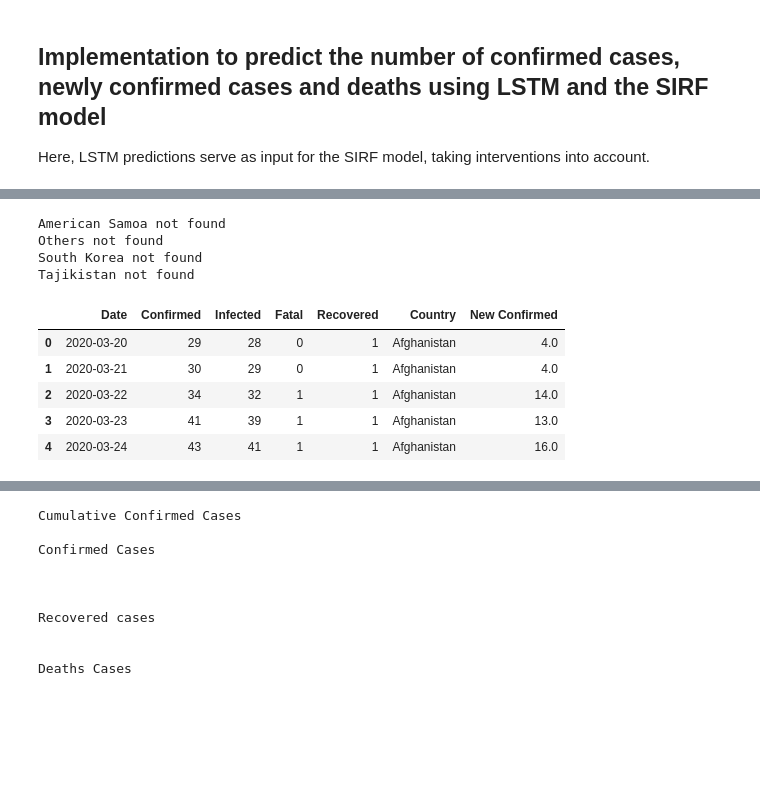
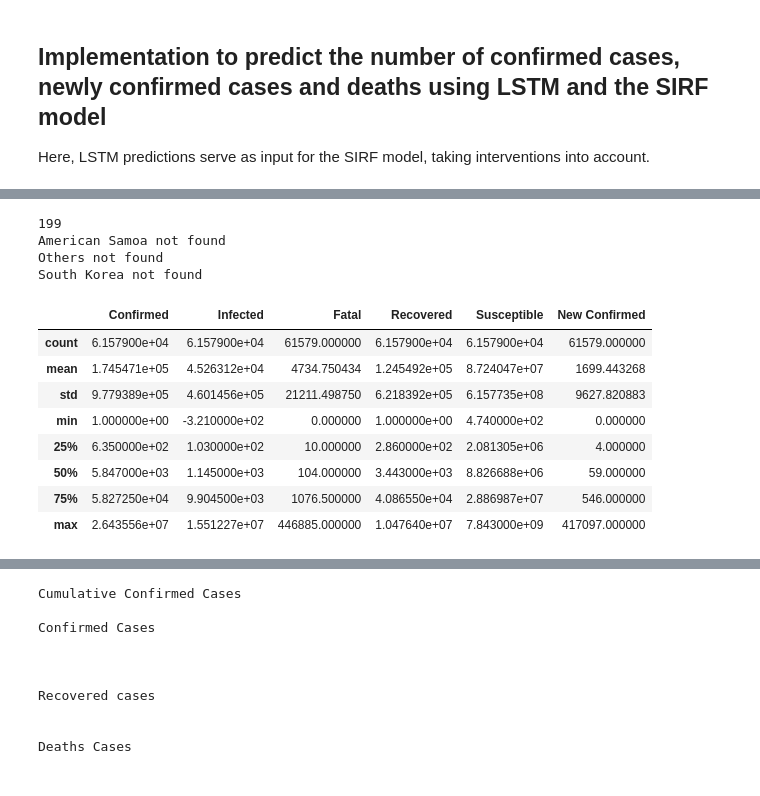
Before and after one commit to rebeccadavidsson/SIR_LSTM, a Jupyter notebook: Comparison/LSTM_to_SIRF.ipynb, the cells around one changed output, grey strips where cells are left out. Saved outputs shown, nothing was run; the diff lists cells and outputs as text; code cells hidden in the pictures; blank space fills up the shorter version.

```diff
--- a/Comparison/LSTM_to_SIRF.ipynb
+++ b/Comparison/LSTM_to_SIRF.ipynb
@@ -48,3 +48,4 @@ import covsirphy as cs
 # Download datasets
 data_loader = cs.DataLoader("input")
 population_data = data_loader.population()
+jhu_data = data_loader.jhu()
@@ -50,0 +76,5 @@ population_data = data_loader.population()
+# %%
+# Insert world population  (7.8 billion)
+country = "Japan"
+pop_df.loc[(pop_df["Country"] == country),'Population']= 7843000000
+pop_df
@@ -51,16 +95,17 @@ population_data = data_loader.population()
 # %%
 train = jhu_data.cleaned()
 countries = train["Country"].unique()
+print(len(countries))
 total_data = []
 days_moving_average = 3
-
+total_data = []
 
 for country in countries:
     try:
         s = cs.Scenario(jhu_data, population_data, country=country)
-        s.complement()
+#         s.complement()
         diff = s.records_diff(variables=["Confirmed"], window=days_moving_average, show_figure=False)
-        d = s.records(show_figure=False)
+        d = s.record_df
 
         # Add country name and number of new confirmed cases
         d["Country"] = country
@@ -70,17 +115,21 @@ for country in countries:
     except:
         print(country + " not found")
 # %% [output]
+199
 American Samoa not found
 Others not found
 South Korea not found
-Tajikistan not found
 # %%
 train_df = pd.concat(total_data)
-train_df.head()
+
+train_df.describe()
 # %% [output]
-|  | Date | Confirmed | Infected | Fatal | Recovered | Country | New Confirmed |
-| 0 | 2020-03-20 | 29 | 28 | 0 | 1 | Afghanistan | 4.0 |
-| 1 | 2020-03-21 | 30 | 29 | 0 | 1 | Afghanistan | 4.0 |
-| 2 | 2020-03-22 | 34 | 32 | 1 | 1 | Afghanistan | 14.0 |
-| 3 | 2020-03-23 | 41 | 39 | 1 | 1 | Afghanistan | 13.0 |
-| 4 | 2020-03-24 | 43 | 41 | 1 | 1 | Afghanistan | 16.0 |
+|  | Confirmed | Infected | Fatal | Recovered | Susceptible | New Confirmed |
+| count | 6.157900e+04 | 6.157900e+04 | 61579.000000 | 6.157900e+04 | 6.157900e+04 | 61579.000000 |
+| mean | 1.745471e+05 | 4.526312e+04 | 4734.750434 | 1.245492e+05 | 8.724047e+07 | 1699.443268 |
+| std | 9.779389e+05 | 4.601456e+05 | 21211.498750 | 6.218392e+05 | 6.157735e+08 | 9627.820883 |
+| min | 1.000000e+00 | -3.210000e+02 | 0.000000 | 1.000000e+00 | 4.740000e+02 | 0.000000 |
+| 25% | 6.350000e+02 | 1.030000e+02 | 10.000000 | 2.860000e+02 | 2.081305e+06 | 4.000000 |
+| 50% | 5.847000e+03 | 1.145000e+03 | 104.000000 | 3.443000e+03 | 8.826688e+06 | 59.000000 |
+| 75% | 5.827250e+04 | 9.904500e+03 | 1076.500000 | 4.086550e+04 | 2.886987e+07 | 546.000000 |
+| max | 2.643556e+07 | 1.551227e+07 | 446885.000000 | 1.047640e+07 | 7.843000e+09 | 417097.000000 |
```
Also changed, not shown: parts of 15 cells of this notebook, 28 other files.
